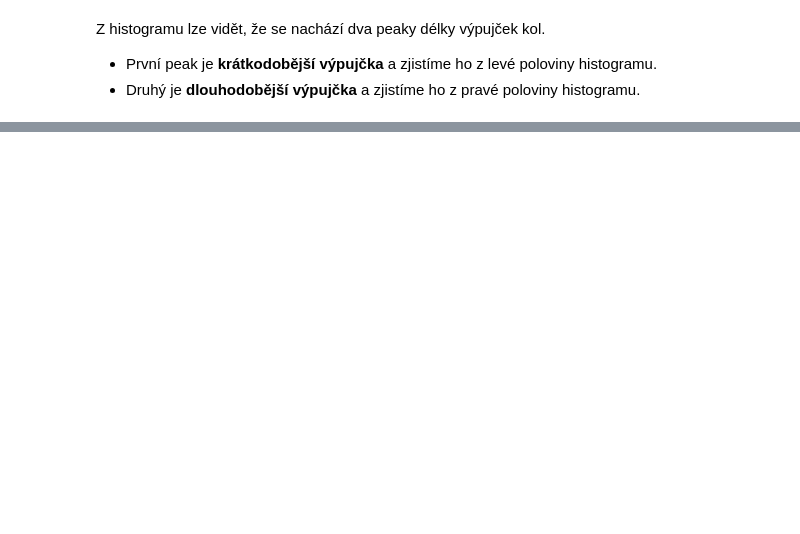
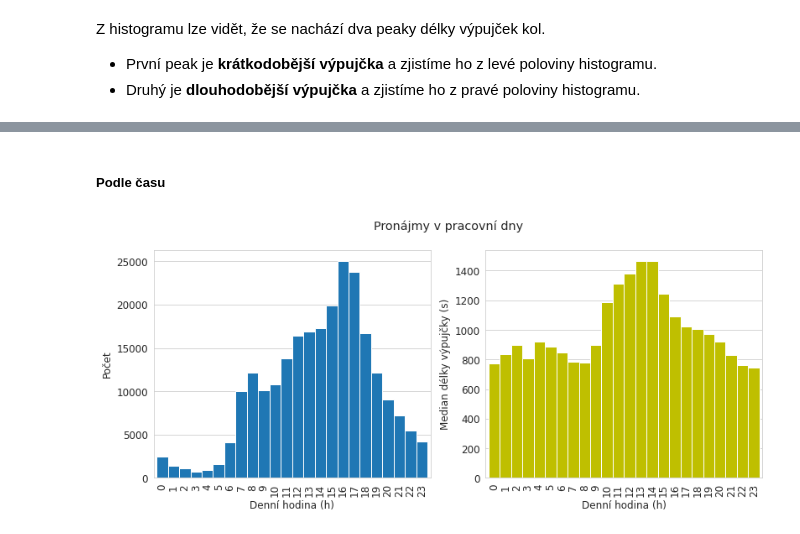
Before and after one commit to 9berny9/bikes, a Jupyter notebook: bikes_process.ipynb, the cells around one changed output, grey strips where cells are left out. Saved outputs shown, nothing was run; the diff lists cells and outputs as text; code cells hidden in the pictures; blank space fills up the shorter version.

```diff
--- a/bikes_process.ipynb
+++ b/bikes_process.ipynb
@@ -801,0 +798,2 @@ Z histogramu lze vidět, že se nachází dva peaky délky výpujček kol.
+# %%
+dfm2 = dfm1.copy()
@@ -801,0 +805,12 @@ Z histogramu lze vidět, že se nachází dva peaky délky výpujček kol.
+# %%
+ # rozdělení sloupce 'start' na datum (datetime) a čas
+dfm2['date'] = pd.to_datetime(dfm2["start"]).dt.normalize()
+dfm2['time'] = pd.to_datetime(dfm2["start"]).dt.time
+# přidání sloupců den v týdnu, číslo dne a hodina:
+dfm2['day_of_week'] = dfm2['date'].dt.day_name()
+dfm2['day_index'] = dfm2['date'].dt.dayofweek
+dfm2['hour'] = dfm2['start'].dt.hour
+# převedení na datový formát float
+dfm2["duration_sec"] = dfm2["duration"].astype('timedelta64[s]')
+# odstranění sloupce start
+dfm2 = dfm2.drop(columns=["start", "duration"])
@@ -801,0 +826,34 @@ Z histogramu lze vidět, že se nachází dva peaky délky výpujček kol.
+# %% [markdown]
+##### Podle času
+# %%
+# víkendové pronájmy
+df_weekend = dfm2[dfm2["day_index"] > 4]
+# pracovní dny
+df_workday = dfm2[dfm2["day_index"] < 5]
+# %%
+# seskupené víkendové dny podle hodiny na počet záznamů a průměrnou dobu pronájmu
+grouped_hour_weekend = (df_weekend.groupby('hour').agg(
+    {'start_id': 'count','duration_sec': 'median'}).reset_index().rename(
+        columns={'start_id':'count'})
+               )
+# seskupené víkendové dny podle hodiny na počet záznamů a průměrnou dobu pronájmu
+grouped_hour_workday = (df_workday.groupby('hour').agg(
+    {'start_id': 'count','duration_sec': 'median'}).reset_index().rename(
+        columns={'start_id':'count'})
+               )
+# %%
+# Graf počtu pronájmu v pracovní dny podle počtu a délky pronájmu
+fig = plt.figure(figsize=(13, 5))
+ax1 = fig.add_subplot(1, 2, 1)  # Jeden řádek, dva sloupce, první graf
+ax2 = fig.add_subplot(1, 2, 2)  # Druhý graf
+grouped_hour_workday.plot.bar(ax=ax1,
+    x='hour', y='count', legend=False, width=1).grid(axis='x');
+grouped_hour_workday.plot.bar(ax=ax2,
+    x='hour', y='duration_sec', legend=False, color="y", width=1).grid(axis='x')
+fig.suptitle("Pronájmy v pracovní dny");
+ax1.set_xlabel("Denní hodina (h)");
+ax2.set_xlabel("Denní hodina (h)");
+ax1.set_ylabel("Počet");
+ax2.set_ylabel("Median délky výpujčky (s)");
+# %% [output]
+[figure, added]
```
Also changed, not shown: parts of 26 cells of this notebook.
